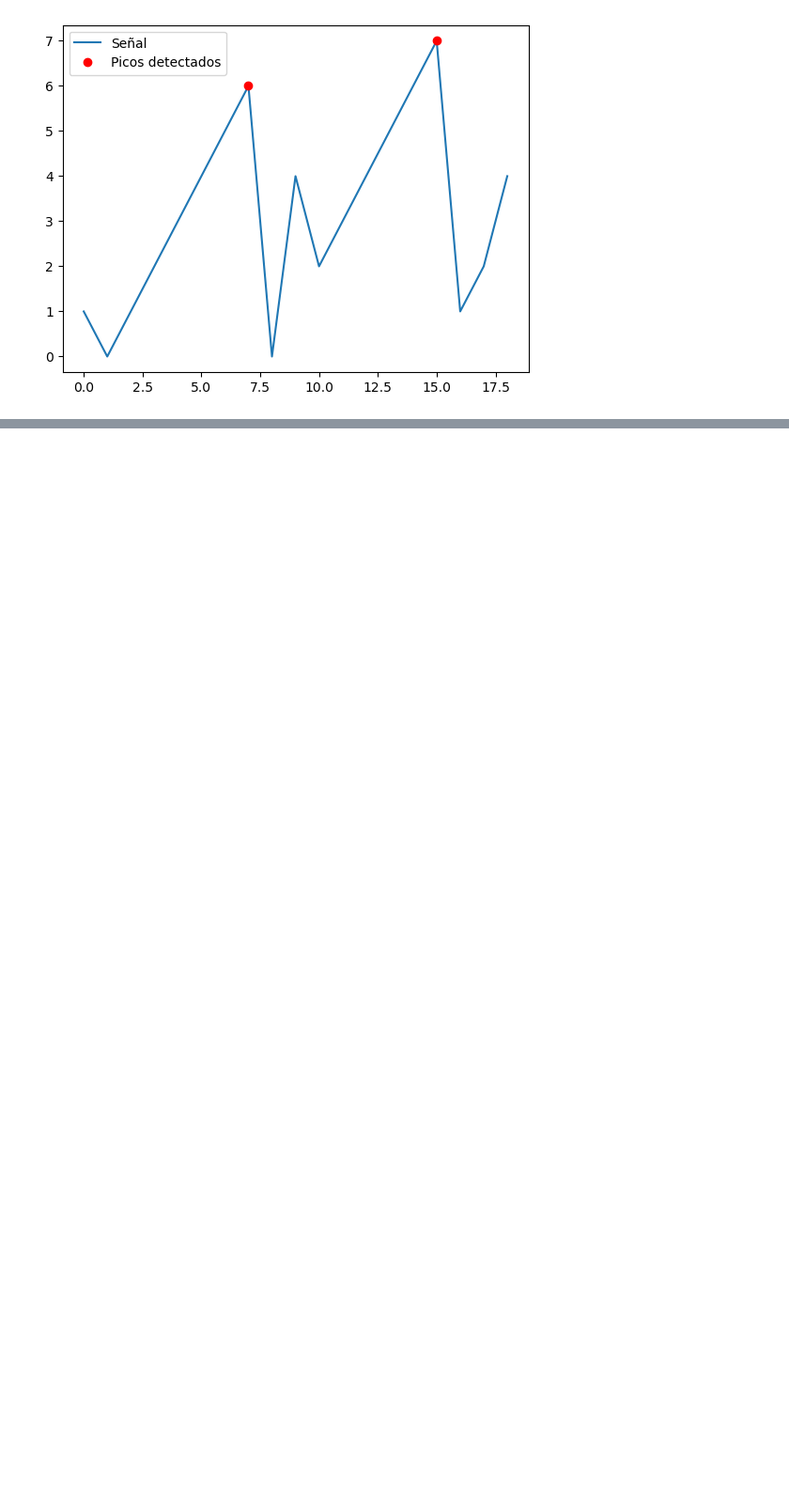
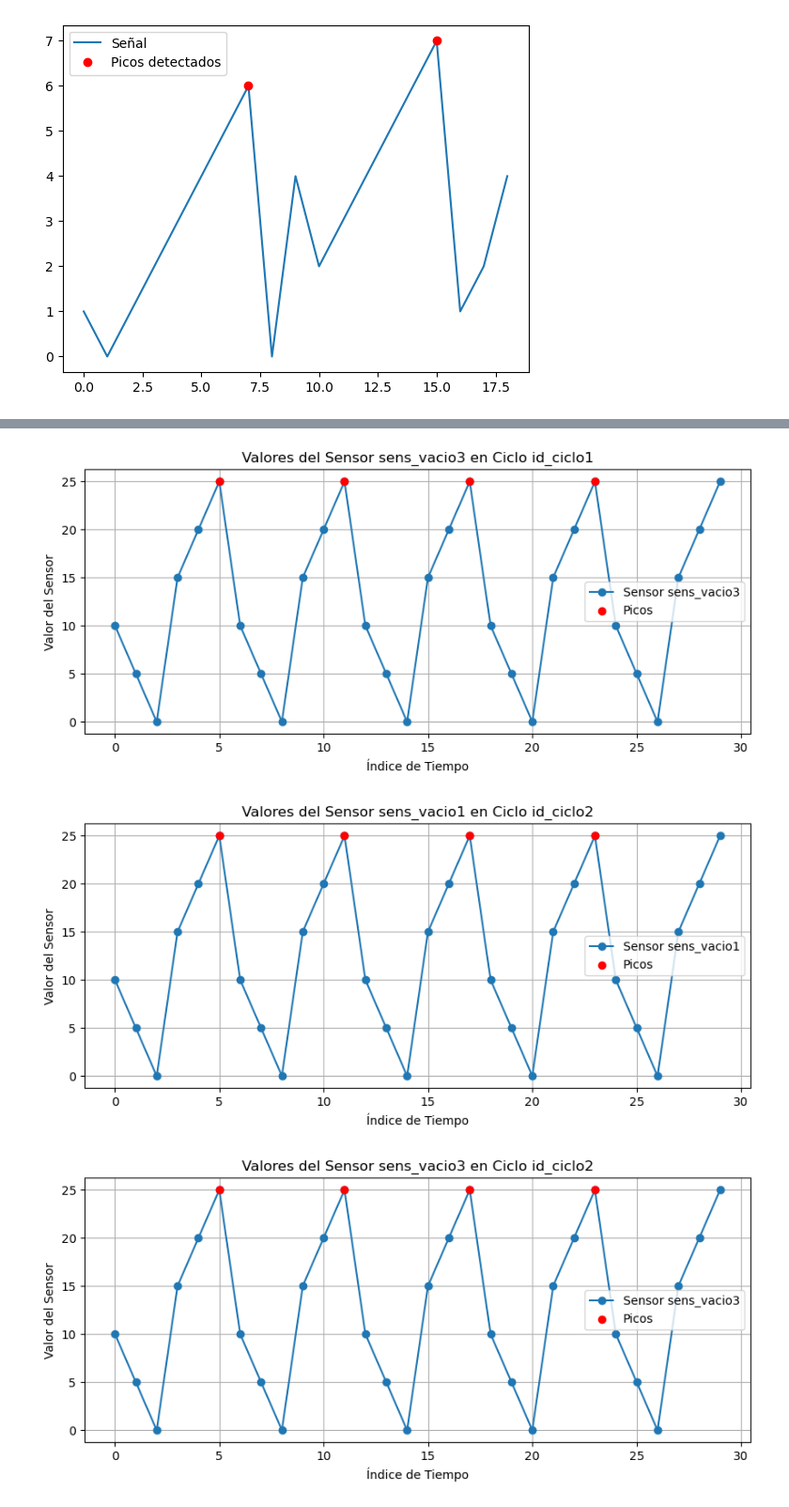
Before and after one commit to hasierzubi/python-data-analytics, a Jupyter notebook: scipy.ipynb, the cells around one changed output, grey strips where cells are left out. Shown at 94% size. Saved outputs shown, nothing was run; the diff lists cells and outputs as text; code cells hidden in the pictures; blank space fills up the shorter version.

```diff
--- a/scipy.ipynb
+++ b/scipy.ipynb
@@ -43,0 +414,73 @@ plt.show()
+# %%
+from scipy.signal import find_peaks
+import matplotlib.pyplot as plt
+import pandas as pd
+
+# Crear una lista para almacenar los picos detectados para todos los ciclos
+lista_picos_detectados = []
+
+# Iterar sobre cada id_ciclo en df_cumplen_filtrado
+for ciclo in df_cumplen_filtrado["id_ciclo"].unique():
+    # Filtrar datos del ciclo actual
+    df_ciclo_actual = df_cumplen_filtrado[df_cumplen_filtrado["id_ciclo"] == ciclo]
+
+    # Limitar el análisis a las primeras 30 filas del ciclo actual
+    df_ciclo_actual = df_ciclo_actual.head(30)
+
+    # Obtener los sensores con media > 10 en este ciclo
+    medias_ciclo_actual = df_medias_vacio[df_medias_vacio["id_ciclo"] == ciclo]
+    sensores_seleccionados = medias_ciclo_actual[medias_ciclo_actual["media"] > 10]["sensor"].tolist()
+
+    # Evaluar los picos en los sensores seleccionados
+    for sensor in sensores_seleccionados:
+        valores_sensor = df_ciclo_actual[sensor].values  # Obtener los valores del sensor
+
+        # Buscar picos con las propiedades definidas
+        picos, propiedades = find_peaks(valores_sensor, height=3.5, prominence=6, distance=2)
+
+        # Recorrer los picos detectados y almacenarlos
+        for pico in picos:
+            lista_picos_detectados.append({"id_ciclo": ciclo, "sensor": sensor, "pico": valores_sensor[pico], "indice": pico})
+
+# Convertir la lista de picos en un DataFrame para todos los ciclos
+df_picos_detectados = pd.DataFrame(lista_picos_detectados)
+
+# Graficar los valores de los sensores con los picos resaltados
+for ciclo in df_cumplen_filtrado["id_ciclo"].unique():
+    # Filtrar datos del ciclo actual
+    df_ciclo_actual = df_cumplen_filtrado[df_cumplen_filtrado["id_ciclo"] == ciclo]
+    df_ciclo_actual = df_ciclo_actual.head(30)  # Limitar a las primeras 30 filas
+
+    # Obtener los sensores con media > 10 en este ciclo
+    medias_ciclo_actual = df_medias_vacio[df_medias_vacio["id_ciclo"] == ciclo]
+    sensores_seleccionados = medias_ciclo_actual[medias_ciclo_actual["media"] > 10]["sensor"].tolist()
+
+    # Filtrar los picos detectados para este ciclo
+    df_picos_ciclo = df_picos_detectados[df_picos_detectados["id_ciclo"] == ciclo]
+
+    # Graficar cada sensor en una figura separada con los picos resaltados
+    for sensor in sensores_seleccionados:
+        plt.figure(figsize=(10, 4))
+        valores_sensor = df_ciclo_actual[sensor].values
+
+        # Plot de los valores del sensor
+        plt.plot(valores_sensor, marker='o', linestyle='-', label=f"Sensor {sensor}")
+
+        # Obtener los índices y valores de los picos detectados
+        picos_sensor = df_picos_ciclo[df_picos_ciclo["sensor"] == sensor]
+        if not picos_sensor.empty:
+            indices_picos = picos_sensor["indice"].values  # Índices de los picos
+            valores_picos = picos_sensor["pico"].values  # Valores de los picos
+            plt.scatter(indices_picos, valores_picos, color='red', label="Picos", zorder=3)
+
+        # Configuración del gráfico
+        plt.title(f"Valores del Sensor {sensor} en Ciclo {ciclo}")
+        plt.xlabel("Índice de Tiempo")
+        plt.ylabel("Valor del Sensor")
+        plt.legend()
+        plt.grid(True)
+        plt.show()
+# %% [output]
+[figure, added]
+[figure, added]
+[figure, added]
```
Also changed, not shown: parts of 19 cells of this notebook.
